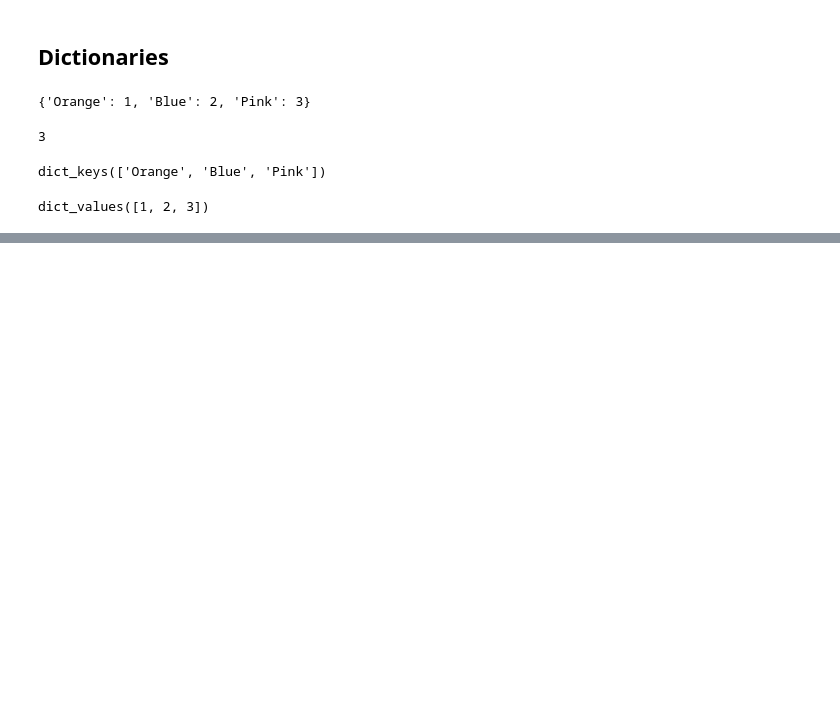
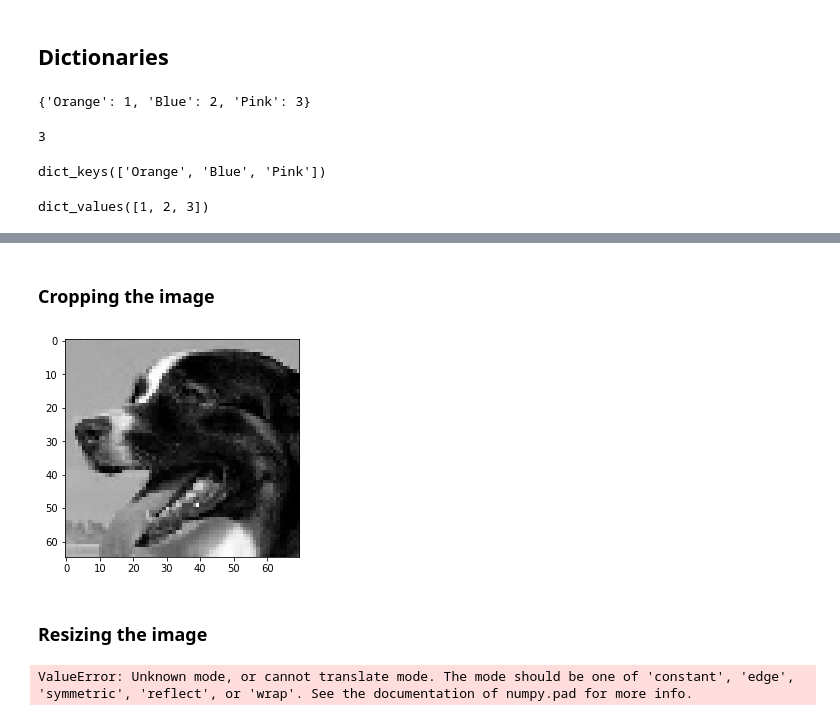
Before and after one commit to evillag/xtol_m5, a Jupyter notebook: Python_M5T1.ipynb, the cells around one changed output, grey strips where cells are left out. Cells and saved outputs as stored; diff of their text form; code cells hidden in the pictures; blank space fills up the shorter version.

```diff
--- a/Python_M5T1.ipynb
+++ b/Python_M5T1.ipynb
@@ -485,0 +643,17 @@ dict_values([1, 2, 3])
+# %% [markdown]
+### Cropping the image
+# %%
+image2 = image[5:70,0:70]
+plt.imshow(image2, cmap=cm.gray)
+plt.show()
+# %% [output]
+[figure, added]
+# %% [markdown]
+### Resizing the image
+# %%
+image3 = resize(image2, (30, 30), mode='nearest')
+plt.imshow(image3, cmap=cm.gray)
+print("data type: %s, shape: %s" %
+      (type(image3), image3.shape))
+# %% [output]
+ValueError: Unknown mode, or cannot translate mode. The mode should be one of 'constant', 'edge', 'symmetric', 'reflect', or 'wrap'. See the documentation of numpy.pad for more info.
```
Also changed, not shown: parts of 27 cells of this notebook.
